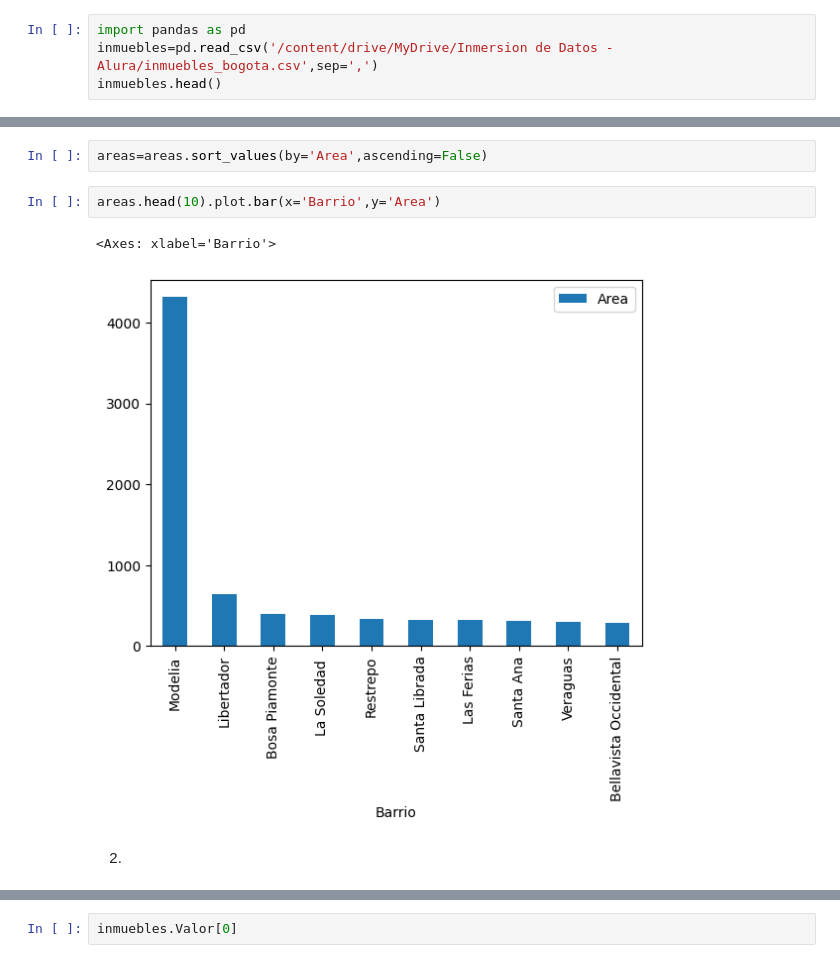
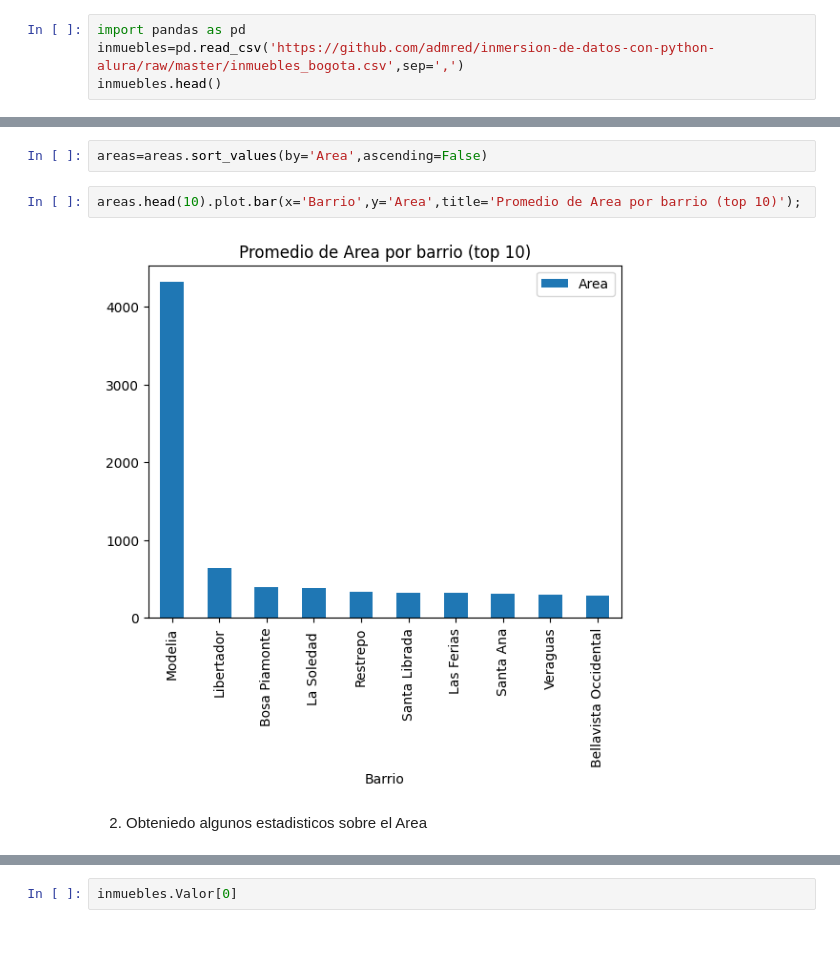
Before and after one commit to admred/inmersion-de-datos-con-python-alura, a Jupyter notebook: Inmersion_de_datos_con_python_Alura.ipynb, the cells around one changed output, grey strips where cells are left out. Drawn from its saved outputs; the diff is of its cells as text.

```diff
--- a/Inmersion_de_datos_con_python_Alura.ipynb
+++ b/Inmersion_de_datos_con_python_Alura.ipynb
@@ -11,6 +7,6 @@ Mounted at /content/drive
 # %%
 import pandas as pd
-inmuebles=pd.read_csv('/content/drive/MyDrive/Inmersion de Datos - Alura/inmuebles_bogota.csv',sep=',')
+inmuebles=pd.read_csv('https://github.com/admred/inmersion-de-datos-con-python-alura/raw/master/inmuebles_bogota.csv',sep=',')
 inmuebles.head()
 # %% [output]
 |  | Tipo | Descripcion | Habitaciones | Baños | Área | Barrio | UPZ | Valor |
@@ -204,12 +200,11 @@ areas=pd.DataFrame(data=arr,columns=['Barrio','Area'])
 # %%
 areas=areas.sort_values(by='Area',ascending=False)
 # %%
-areas.head(10).plot.bar(x='Barrio',y='Area')
+areas.head(10).plot.bar(x='Barrio',y='Area',title='Promedio de Area por barrio (top 10)');
 # %% [output]
-<Axes: xlabel='Barrio'>
-[figure, old version]
+[figure, new version]
-# %% [markdown]
-2.
+# %% [markdown]
+2. Obteniedo algunos estadisticos sobre el Area
 # %%
 inmuebles.Area.describe()
 # %% [output]
```
Also changed, not shown: parts of 36 cells of this notebook.
